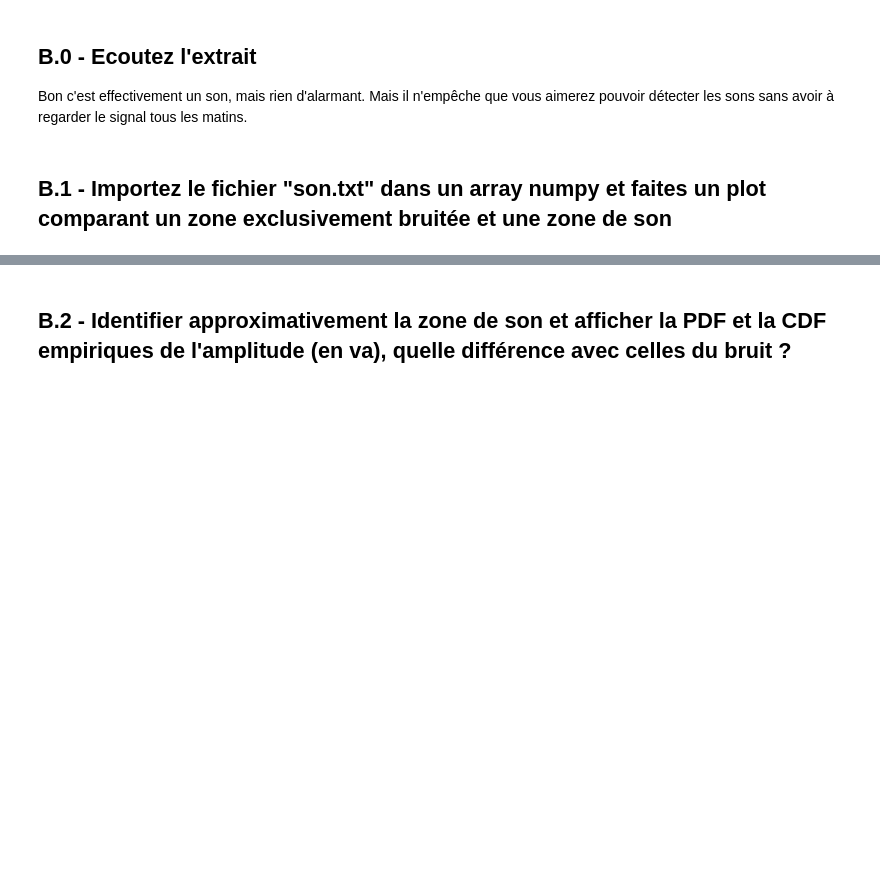
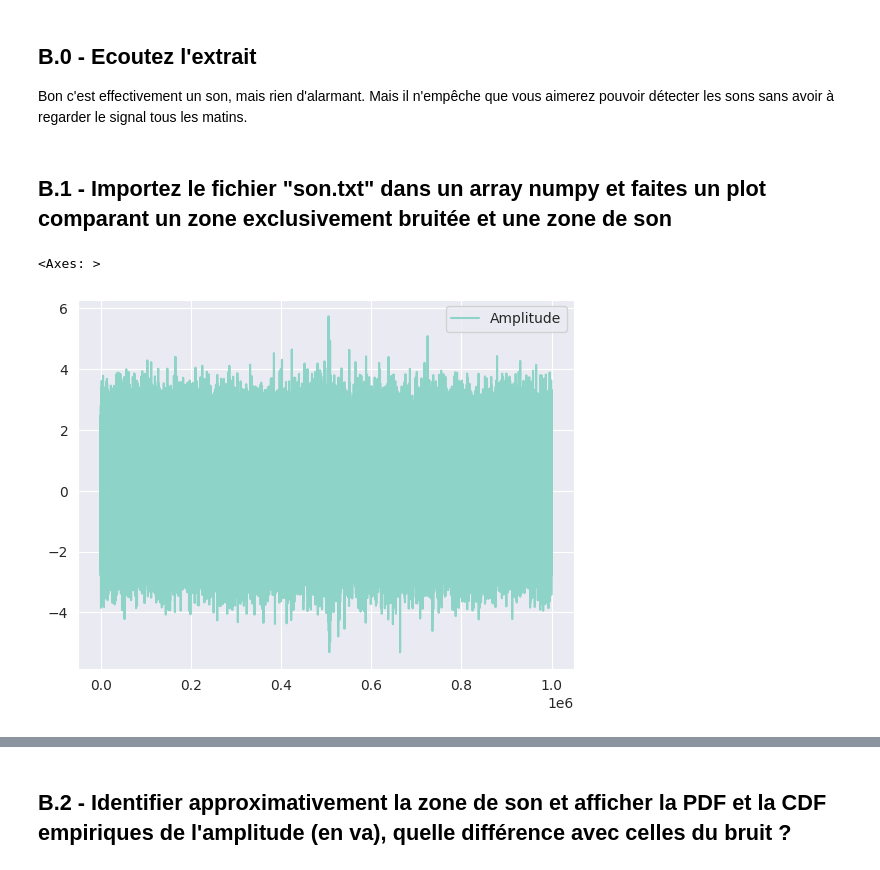
Before and after one commit to eusoumarkinhoz/Stats_Prob-3-Tests-hypothese, a Jupyter notebook: Partie 2 _ Tests-hypthese/Stats-Tests_Hypotheses.ipynb, the cells around one changed output, grey strips where cells are left out. Saved outputs shown, nothing was run; the diff lists cells and outputs as text; code cells hidden in the pictures; blank space fills up the shorter version.

```diff
--- a/Partie 2 _ Tests-hypthese/Stats-Tests_Hypotheses.ipynb
+++ b/Partie 2 _ Tests-hypthese/Stats-Tests_Hypotheses.ipynb
@@ -277,9 +272,0 @@ plt.show()
-# %%
-probability_pdf = norm.pdf(bruit_seul_abs['Amplitude'], loc=bruit_seul_mean_abs, scale=2*bruit_seul_std_abs)
-
-sns.set_style('whitegrid')
-sns.lineplot(x=bruit_seul_abs['Amplitude'], y=probability_pdf, color = 'orange')
-plt.xlabel('Amplitude')
-plt.ylabel('Probability Density')
-
-plt.show()
@@ -288,9 +272,0 @@ plt.show()
-# %%
-probability_pdf = norm.pdf(bruit_seul_abs['Amplitude'], loc=bruit_seul_mean_abs, scale=3*bruit_seul_std_abs)
-
-sns.set_style('whitegrid')
-sns.lineplot(x=bruit_seul_abs['Amplitude'], y=probability_pdf, color = 'orange')
-plt.xlabel('Amplitude')
-plt.ylabel('Probability Density')
-
-plt.show()
@@ -340,18 +272,0 @@ plt.show()
-# %%
-###wip
-
-probability_pdf = norm.pdf(bruit_seul_abs['Amplitude'], loc=bruit_seul_mean_abs, scale=bruit_seul_std_abs)
-
-sns.set_style('darkgrid')
-sns.lineplot(x=bruit_seul_abs['Amplitude'], y=probability_pdf, color = 'orange', label="sigma")
-
-probability_pdf2 = norm.pdf(bruit_seul_abs['Amplitude'], loc=bruit_seul_mean_abs, scale=2*bruit_seul_std_abs)
-sns.lineplot(x=bruit_seul_abs['Amplitude'], y=probability_pdf2, color = 'blue', label="2*sigma")
-
-probability_pdf3 = norm.pdf(bruit_seul_abs['Amplitude'], loc=bruit_seul_mean_abs, scale=3*bruit_seul_std_abs)
-sns.lineplot(x=bruit_seul_abs['Amplitude'], y=probability_pdf3, color = 'green', label="3*sigma")
-
-plt.xlabel('Amplitude')
-plt.ylabel('Probability Density')
-plt.legend()
-plt.show()
@@ -418,3 +314,5 @@ Vous avez réalisé un enregistrement pendant la nuit. En inspectant rapidement
 Bon c'est effectivement un son, mais rien d'alarmant. Mais il n'empêche que vous aimerez pouvoir détecter les sons sans avoir à regarder le signal tous les matins.
 # %% [markdown]
 ## B.1 -  Importez le fichier "son.txt" dans un array numpy et faites un plot comparant un zone exclusivement bruitée et une zone de son
+# %%
+son = np.loadtxt("Data/son.txt")
@@ -420,0 +322,7 @@ Bon c'est effectivement un son, mais rien d'alarmant. Mais il n'empêche que vou
+# %%
+son_df = pd.DataFrame(son)
+son_df = son_df.rename(columns={0: 'Amplitude'})
+son_df.plot()
+# %% [output]
+<Axes: >
+[figure, added]
```
Also changed, not shown: parts of 41 cells of this notebook, 1 other file.
